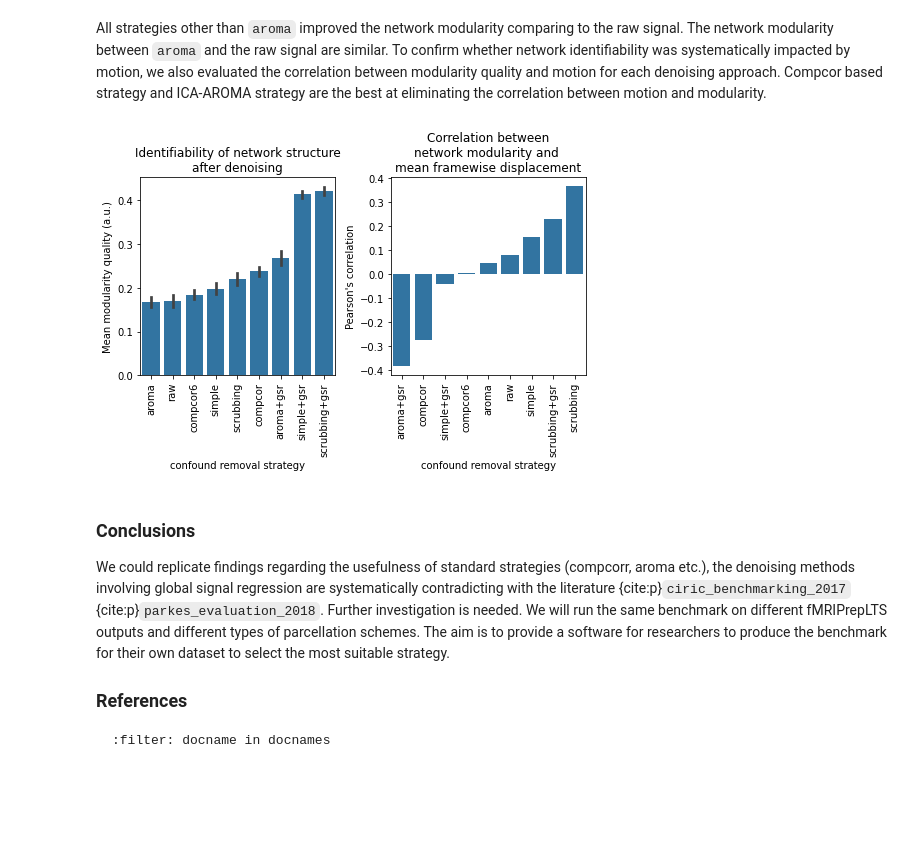
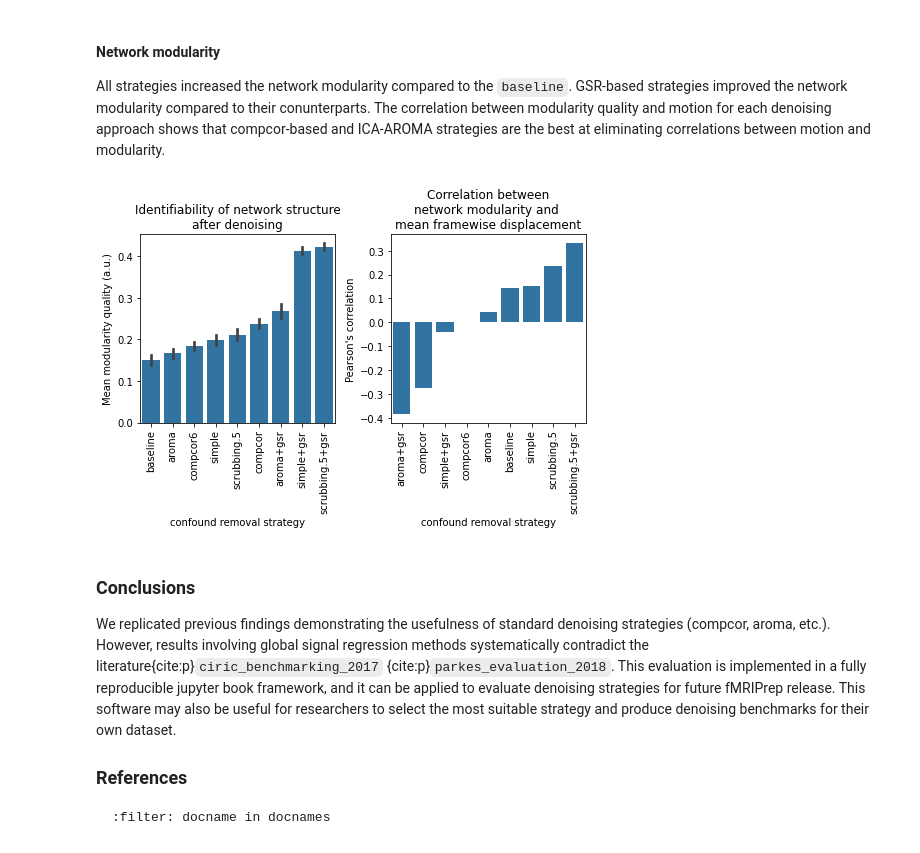
Before and after one commit to SIMEXP/fmriprep-denoise-benchmark, a Jupyter notebook: _sources/ohbm2022abstract.ipynb, the cells around one changed output. Drawn from its saved outputs; the diff is of its cells as text; code cells hidden in the pictures; blank space fills up the shorter version.

````diff
--- a/_sources/ohbm2022abstract.ipynb
+++ b/_sources/ohbm2022abstract.ipynb
@@ -12,22 +12,16 @@ from fmriprep_denoise.metrics import partial_correlation, fdr, calculate_median_
 
 # Load metric data
 path_root = Path.cwd().parents[0] / "inputs"
-file_qcfc = "dataset-ds000288_atlas-schaefer7networks_nroi-400_desc-qcfc.tsv"
+file_qcfc = "dataset-ds000228_atlas-schaefer7networks_nroi-400_qcfc.tsv"
 file_dist = "atlas-schaefer7networks_nroi-400_desc-distance.tsv"
-file_network = "dataset-ds000288_atlas-schaefer7networks_nroi-400_desc-modularity.tsv"
-file_dataset = "dataset-ds000288.tar.gz"
-
-
-# load data
-with tarfile.open(path_root / file_dataset, 'r:gz') as tar:
-    movement = tar.extractfile(
-        "dataset-ds000288/dataset-ds000288_desc-movement_phenotype.tsv").read()
-    movement = pd.read_csv(io.BytesIO(movement),
-                        sep='\t', index_col=0, header=0, encoding='utf8')
-    movement = movement.sort_index()
+file_network = "dataset-ds000228_atlas-schaefer7networks_nroi-400_modularity.tsv"
+# file_qcfc = "dataset-ds000228_atlas-gordon333_nroi-333_qcfc.tsv"
+# file_dist = "atlas-gordon333_nroi-333_desc-distance.tsv"
+# file_network = "dataset-ds000228_atlas-gordon333_nroi-333_modularity.tsv"
+file_dataset = "dataset-ds000228_desc-movement_phenotype.tsv"
 # %%
 pairwise_distance = pd.read_csv(path_root / file_dist, sep='\t')
-
+movement = pd.read_csv(path_root / file_dataset, sep='\t', index_col=0, header=0, encoding='utf8')
 qcfc = pd.read_csv(path_root / file_qcfc, sep='\t', index_col=0)
 modularity = pd.read_csv(path_root / file_network, sep='\t', index_col=0)
 
@@ -199,43 +203,51 @@ plt.tight_layout()
 # %% [markdown]
-All strategies other than `aroma` improved the network modularity comparing to the raw signal.
-The network modularity between `aroma` and the raw signal are similar.
-To confirm whether network identifiability was systematically impacted by motion, we also evaluated the correlation between modularity quality and motion for each denoising approach. Compcor based strategy and ICA-AROMA strategy are the best at eliminating the correlation between motion and modularity.
+#### Network modularity
+
+All strategies increased the network modularity compared to the `baseline`.
+GSR-based strategies improved the network modularity compared to their conunterparts.
+The correlation between modularity quality and motion for each denoising approach shows that compcor-based and ICA-AROMA strategies are the best at eliminating correlations between motion and modularity.
 # %%
 corr_modularity = []
 z_movement = movement.apply(zscore)
 for column, values in modularity.iteritems():
-    current_strategy = partial_correlation(values.values,
-                                           movement['mean_framewise_displacement'].values,
-                                           z_movement[['Age', 'Gender']].values)
+    cur_data = pd.concat((modularity[column],
+                          movement[['mean_framewise_displacement']],
+                          z_movement[['Age', 'Gender']]), axis=1).dropna()
+    current_strategy = partial_correlation(cur_data[column].values,
+                                           cur_data['mean_framewise_displacement'].values,
+                                           cur_data[['Age', 'Gender']].values)
     current_strategy['strategy'] = column
     corr_modularity.append(current_strategy)
 
 plt.figure(figsize=(7, 5))
 plt.subplot(1, 2, 1)
 order = modularity.mean().sort_values().index.tolist()
 ax = sns.barplot(data=modularity, order=order, color=bar_color)
 ax.set_xticklabels(ax.get_xticklabels(), rotation=90)
 ax.set_title("Identifiability of network structure\nafter denoising")
 ax.set(ylabel="Mean modularity quality (a.u.)",
        xlabel="confound removal strategy")
 plt.subplot(1, 2, 2)
 
 corr_modularity = pd.DataFrame(corr_modularity).sort_values('correlation')
 ax = sns.barplot(data=corr_modularity, y='correlation', x='strategy', ci=None, color=bar_color)
 ax.set_xticklabels(ax.get_xticklabels(), rotation=90)
 ax.set_title("Correlation between\nnetwork modularity and \nmean framewise displacement")
 ax.set(ylabel="Pearson's correlation",
        xlabel="confound removal strategy")
 plt.tight_layout()
+# plt.savefig("modularity.png", dpi=300)
 # %% [output]
-[figure, old version]
+[figure, new version]
 # %% [markdown]
 ### Conclusions
 
-We could replicate findings regarding the usefulness of standard strategies (compcorr, aroma etc.), the denoising methods involving global signal regression are systematically contradicting with the literature {cite:p}`ciric_benchmarking_2017` {cite:p}`parkes_evaluation_2018`.
-Further investigation is needed.
-We will run the same benchmark on different fMRIPrepLTS outputs and different types of parcellation schemes.
-The aim is to provide a software for researchers to produce the benchmark for their own dataset to select the most suitable strategy.
+
+We replicated previous findings demonstrating the usefulness of standard denoising strategies (compcor, aroma, etc.).
+However, results involving global signal regression methods systematically contradict the literature{cite:p}`ciric_benchmarking_2017` {cite:p}`parkes_evaluation_2018`.
+This evaluation is implemented in a fully reproducible jupyter book framework, and it can be applied to evaluate denoising strategies for future fMRIPrep release.
+This software may also be useful for researchers to select the most suitable strategy and produce denoising benchmarks for their own dataset.
+
 
 ### References
 ```{bibliography}
````
Also changed, not shown: parts of 6 cells of this notebook, 9 other files.
